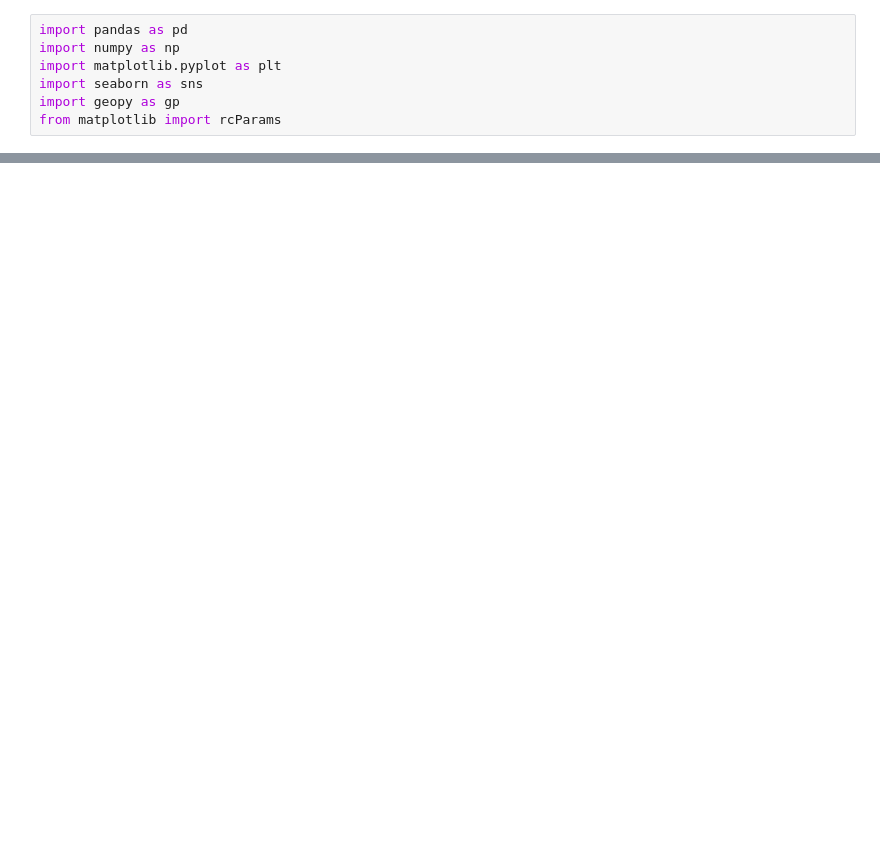
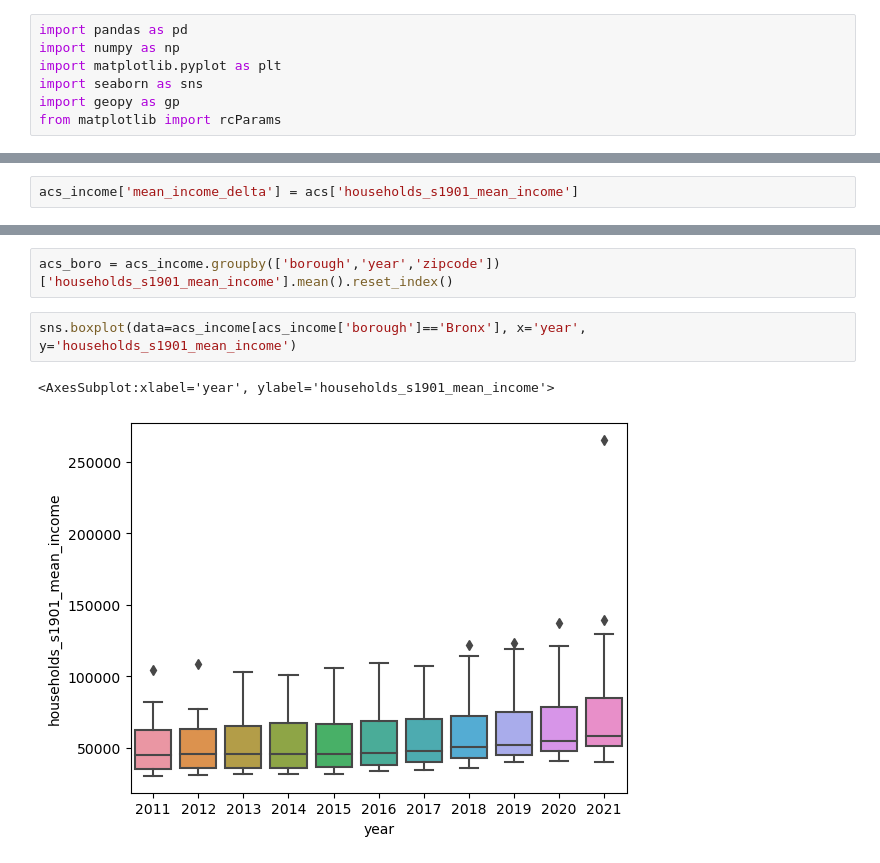
Before and after one commit to hpuma/Airbnb_Rental_Project, a Jupyter notebook: vis/acs_income_eda_sergio.ipynb, the cells around one changed output, grey strips where cells are left out. Drawn from its saved outputs; the diff is of its cells as text; blank space fills up the shorter version.

```diff
--- a/vis/acs_income_eda_sergio.ipynb
+++ b/vis/acs_income_eda_sergio.ipynb
@@ -29,0 +150,2 @@ Index(['year', 'borough', 'zipcode', 'households_s1901_total_population',
+# %%
+acs_income['mean_income_delta'] = acs['households_s1901_mean_income']
@@ -29,0 +180,7 @@ Index(['year', 'borough', 'zipcode', 'households_s1901_total_population',
+# %%
+acs_boro = acs_income.groupby(['borough','year','zipcode'])['households_s1901_mean_income'].mean().reset_index()
+# %%
+sns.boxplot(data=acs_income[acs_income['borough']=='Bronx'], x='year', y='households_s1901_mean_income')
+# %% [output]
+<AxesSubplot:xlabel='year', ylabel='households_s1901_mean_income'>
+[figure, added]
```
Also changed, not shown: parts of 29 cells of this notebook.
